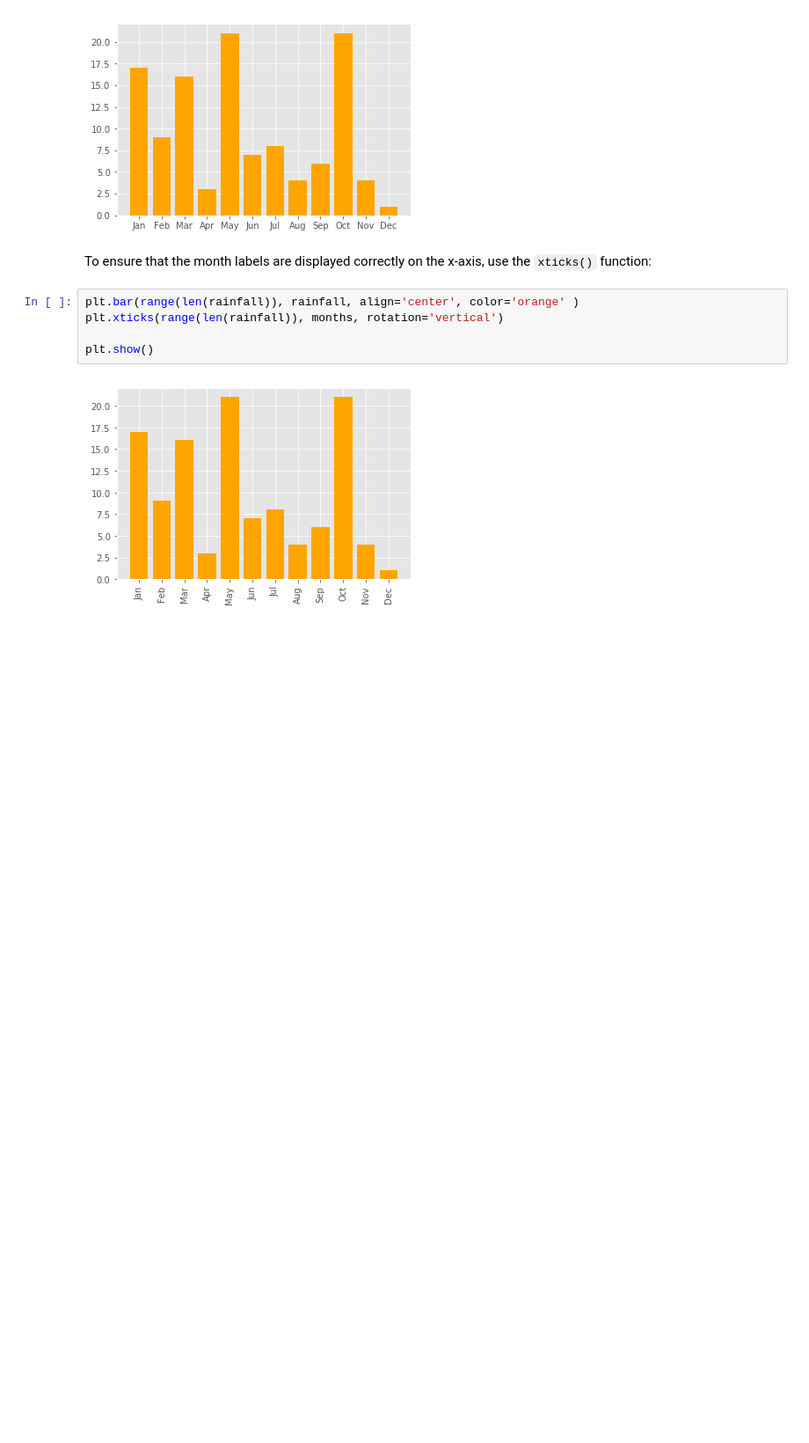
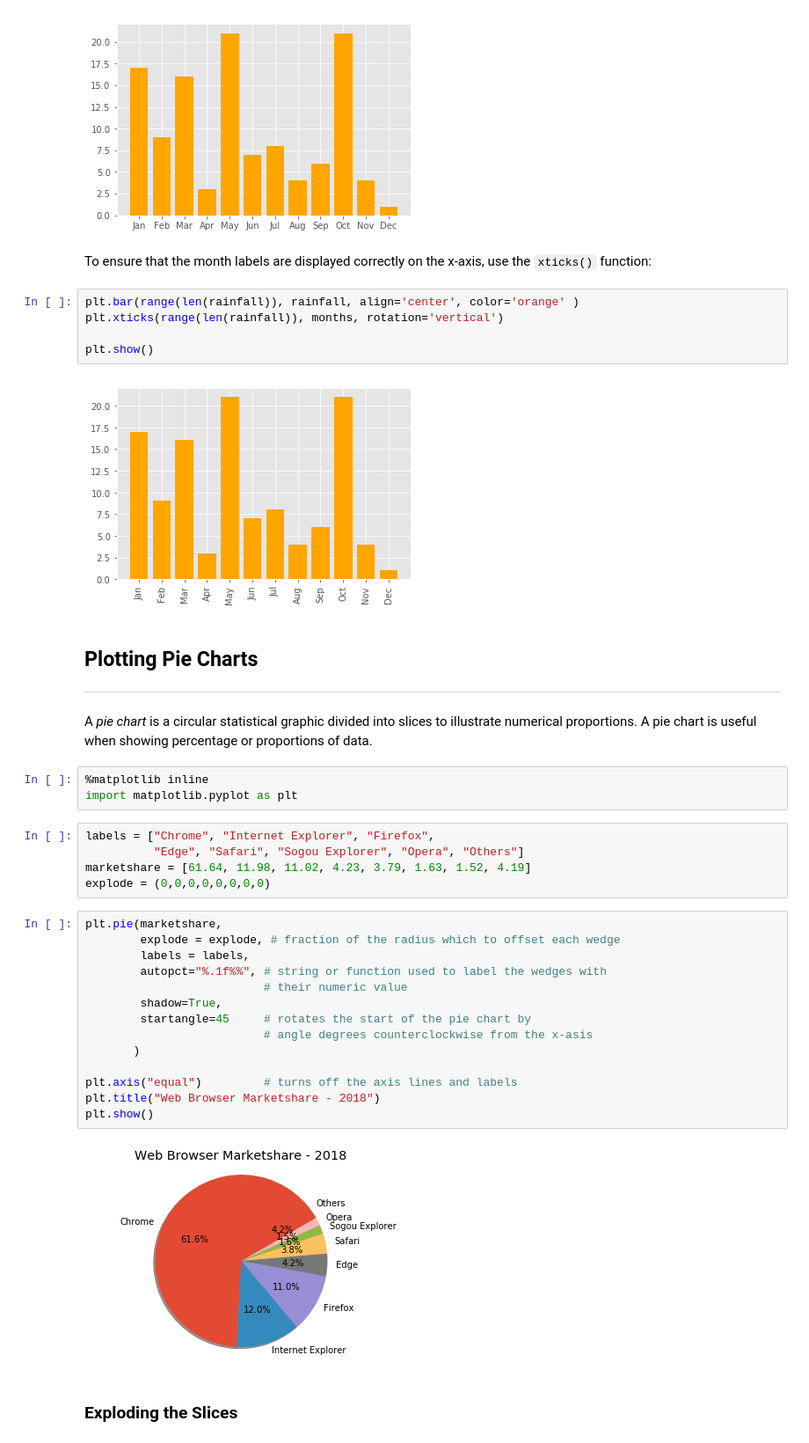
Before and after one commit to Adachika/python-machine-learning, a Jupyter notebook: 04_data_visualization_using_matplotlib.ipynb, the cells around one changed output. Shown: that part at 88% size. Saved outputs shown, nothing was run; the diff lists cells and outputs as text; blank space fills up the shorter version.

```diff
--- a/04_data_visualization_using_matplotlib.ipynb
+++ b/04_data_visualization_using_matplotlib.ipynb
@@ -205,3 +224,36 @@ plt.xticks(range(len(rainfall)), months, rotation='vertical')
 plt.show()
 # %% [output]
 [figure]
+# %% [markdown]
+<a id="plotting-pie-charts"></a>
+##  Plotting Pie Charts
+<hr />
+# %% [markdown]
+A _pie chart_ is a circular statistical graphic divided into slices to illustrate numerical proportions. A pie chart is useful when showing percentage or proportions of data.
+# %%
+%matplotlib inline
+import matplotlib.pyplot as plt
+# %%
+labels = ["Chrome", "Internet Explorer", "Firefox",
+          "Edge", "Safari", "Sogou Explorer", "Opera", "Others"]
+marketshare = [61.64, 11.98, 11.02, 4.23, 3.79, 1.63, 1.52, 4.19]
+explode = (0,0,0,0,0,0,0,0)
+# %%
+plt.pie(marketshare,
+        explode = explode, # fraction of the radius which to offset each wedge
+        labels = labels,
+        autopct="%.1f%%", # string or function used to label the wedges with
+                          # their numeric value
+        shadow=True,
+        startangle=45     # rotates the start of the pie chart by
+                          # angle degrees counterclockwise from the x-asis
+       )
+
+plt.axis("equal")         # turns off the axis lines and labels
+plt.title("Web Browser Marketshare - 2018")
+plt.show()
+# %% [output]
+[figure, added]
+# %% [markdown]
+<a id="exploding-slices"></a>
+### Exploding the Slices
```
Also changed, not shown: parts of 59 cells of this notebook, 5 other files.
